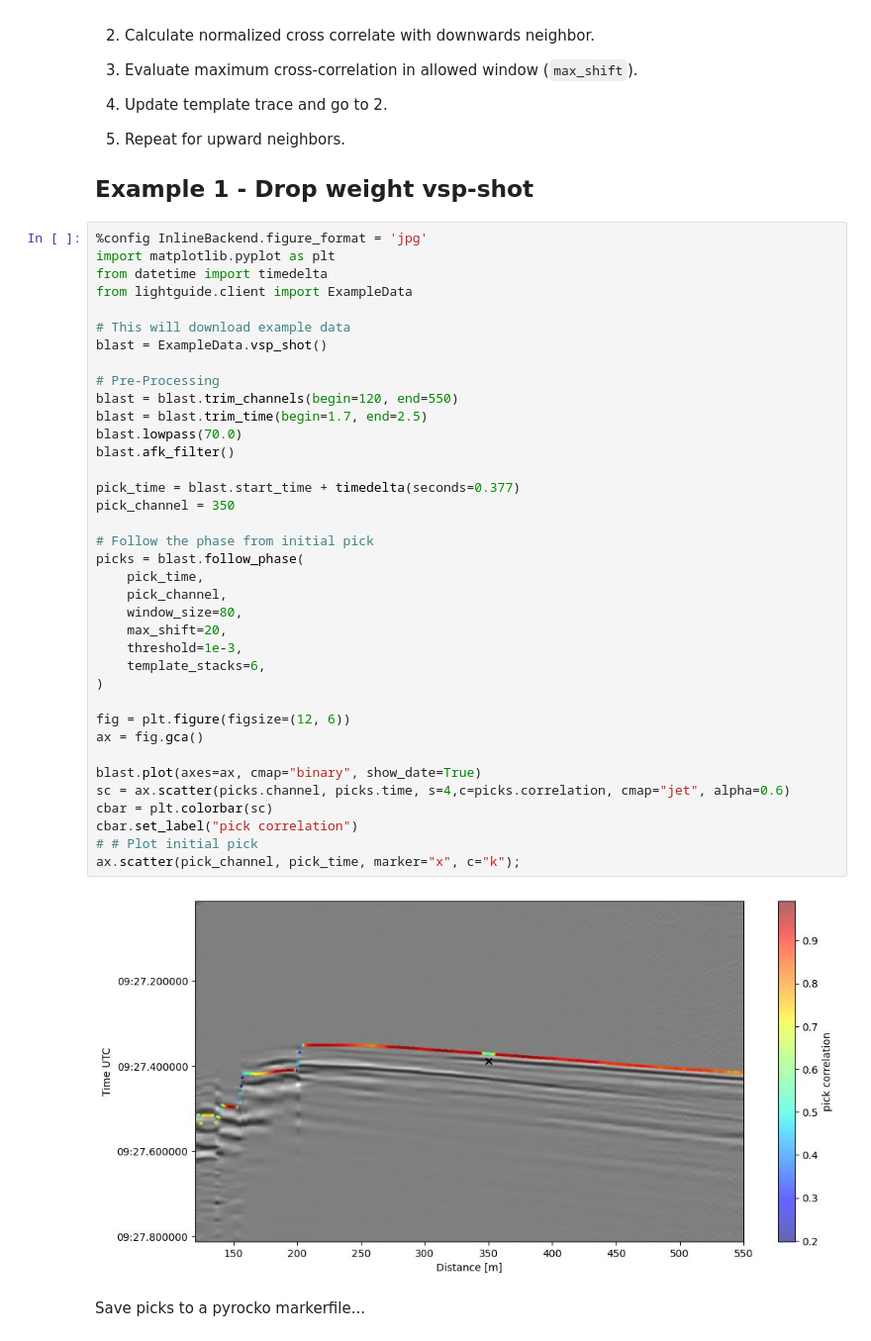
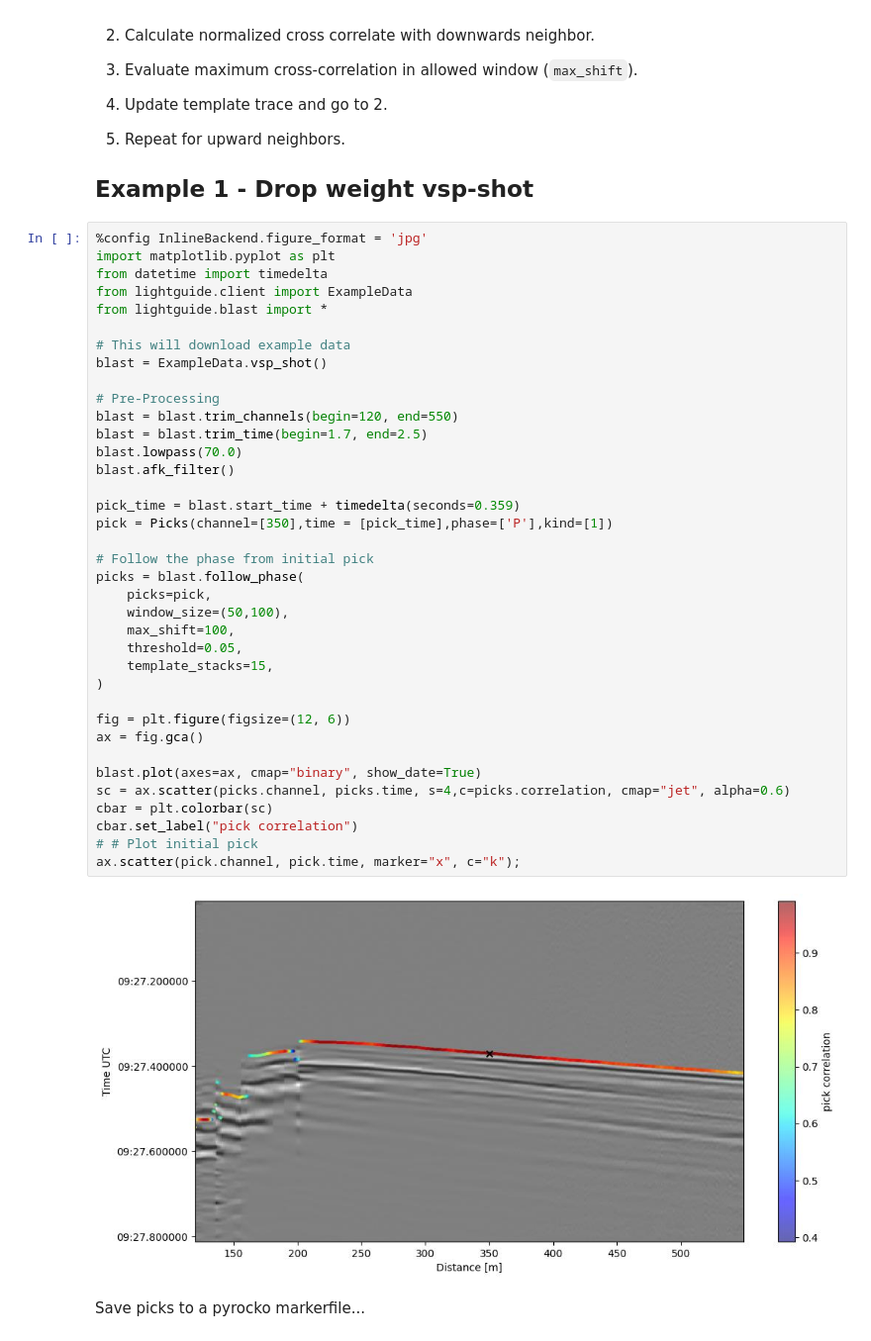
Before and after one commit to pyrocko/lightguide, a Jupyter notebook: examples/3-event-analysis.ipynb, the cells around one changed output. Shown at 99% size. Drawn from its saved outputs; the diff is of its cells as text.

```diff
--- a/examples/3-event-analysis.ipynb
+++ b/examples/3-event-analysis.ipynb
@@ -20,42 +20,42 @@ We can laverage the spatial coherency of a DAS data set and follow the onset of
 # %%
 %config InlineBackend.figure_format = 'jpg'
 import matplotlib.pyplot as plt
 from datetime import timedelta
 from lightguide.client import ExampleData
+from lightguide.blast import *
 
 # This will download example data
 blast = ExampleData.vsp_shot()
 
 # Pre-Processing
 blast = blast.trim_channels(begin=120, end=550)
 blast = blast.trim_time(begin=1.7, end=2.5)
 blast.lowpass(70.0)
 blast.afk_filter()
 
-pick_time = blast.start_time + timedelta(seconds=0.377)
-pick_channel = 350
+pick_time = blast.start_time + timedelta(seconds=0.359)
+pick = Picks(channel=[350],time = [pick_time],phase=['P'],kind=[1])
 
 # Follow the phase from initial pick
 picks = blast.follow_phase(
-    pick_time,
-    pick_channel,
-    window_size=80,
-    max_shift=20,
-    threshold=1e-3,
-    template_stacks=6,
+    picks=pick,
+    window_size=(50,100),
+    max_shift=100,
+    threshold=0.05,
+    template_stacks=15,
 )
 
 fig = plt.figure(figsize=(12, 6))
 ax = fig.gca()
 
 blast.plot(axes=ax, cmap="binary", show_date=True)
 sc = ax.scatter(picks.channel, picks.time, s=4,c=picks.correlation, cmap="jet", alpha=0.6)
 cbar = plt.colorbar(sc)
 cbar.set_label("pick correlation")
 # # Plot initial pick
-ax.scatter(pick_channel, pick_time, marker="x", c="k");
+ax.scatter(pick.channel, pick.time, marker="x", c="k");
 # %% [output]
-[figure, old version]
+[figure, new version]
 # %% [markdown]
 Save picks to a pyrocko markerfile...
 # %%
```
Also changed, not shown: parts of 3 cells of this notebook, 2 other files.
